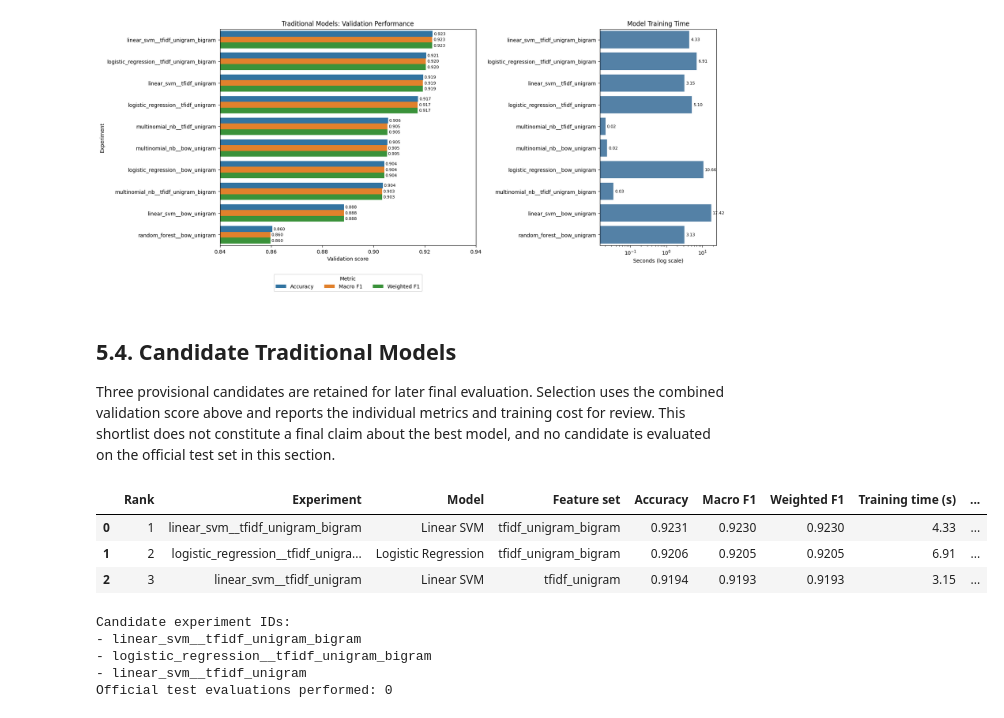
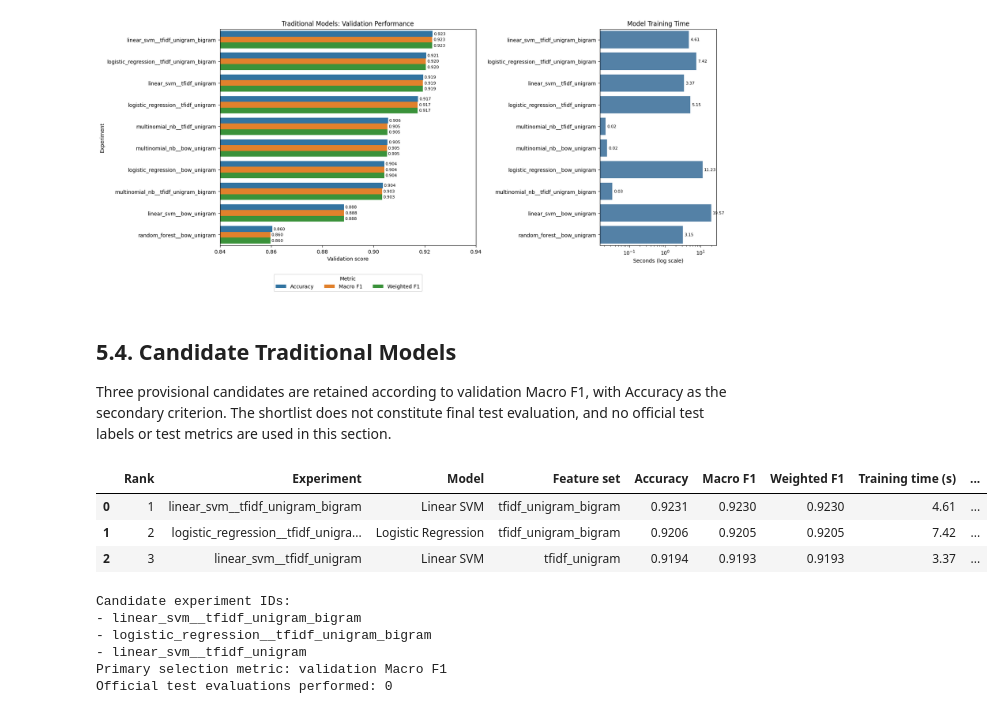
Before and after one commit to fufu3105/machine-learning-assignment, a Jupyter notebook: assignment.ipynb, the cells around one changed output. Saved outputs shown, nothing was run; the diff lists cells and outputs as text; code cells hidden in the pictures.

Commit message:
feat: track embedding metadata and model validation metrics

```diff
--- a/assignment.ipynb
+++ b/assignment.ipynb
@@ -756,6 +853,8 @@ CONFIG_A = {
     "clean_html": True,
     "remove_punctuation": True,
     "remove_stopwords": False,
+    "remove_standard_stopwords": False,
+    "remove_custom_stopwords": False,
     "custom_stopwords": tuple(sorted(CUSTOM_STOP_WORDS)),
     "lemmatize": False,
     "min_token_length": 2,
@@ -767,7 +866,27 @@ CONFIG_B = {
     "clean_html": True,
     "remove_punctuation": False,
     "remove_stopwords": False,
+    "remove_standard_stopwords": False,
+    "remove_custom_stopwords": False,
     "custom_stopwords": (),
     "lemmatize": False,
     "min_token_length": 1,
 }
+
+PREPROCESSING_ABLATION_CONFIGS = {
+    "P0": CONFIG_A.copy(),
+    "P1": {
+        **CONFIG_A,
+        "remove_custom_stopwords": True,
+    },
+    "P2": {
+        **CONFIG_A,
+        "remove_standard_stopwords": True,
+        "remove_custom_stopwords": True,
+    },
+}
+PREPROCESSING_ABLATION_DESCRIPTIONS = {
+    "P0": "Existing baseline: no stopword removal",
+    "P1": "Remove the six custom stopwords only",
+    "P2": "Remove standard English and custom stopwords",
+}
@@ -1260,12 +1455,8 @@ for experiment in experiment_rows:
     validation_predictions[experiment_id] = predictions
     validation_rows.append({**experiment, **metrics})
 
-traditional_results = pd.DataFrame(validation_rows)
-traditional_results["Selection score"] = traditional_results[
-    ["Accuracy", "Macro F1", "Weighted F1"]
-].mean(axis=1)
-traditional_results = traditional_results.sort_values(
-    ["Selection score", "Macro F1", "Accuracy"],
+traditional_results = pd.DataFrame(validation_rows).sort_values(
+    ["Macro F1", "Accuracy"],
     ascending=False,
 ).reset_index(drop=True)
 traditional_results.insert(0, "Rank", np.arange(1, len(traditional_results) + 1))
@@ -1370,46 +1561,48 @@ plt.show()
 # %% [markdown]
 ## 5.4. Candidate Traditional Models
 
-Three provisional candidates are retained for later final evaluation. Selection uses the combined validation score above and reports the individual metrics and training cost for review. This shortlist does not constitute a final claim about the best model, and no candidate is evaluated on the official test set in this section.
+Three provisional candidates are retained according to validation Macro F1, with Accuracy as the secondary criterion. The shortlist does not constitute final test evaluation, and no official test labels or test metrics are used in this section.
 # %%
 TRADITIONAL_CANDIDATE_COUNT = 3
 traditional_candidates = traditional_results.head(
     TRADITIONAL_CANDIDATE_COUNT
 )[
     [
         "Rank", "Experiment", "Model", "Feature set",
         "Accuracy", "Macro F1", "Weighted F1",
-        "Training time (s)", "Selection score",
+        "Training time (s)", "Validation prediction time (s)",
     ]
 ].copy()
 
 display(
     traditional_candidates.round({
         "Accuracy": 4,
         "Macro F1": 4,
         "Weighted F1": 4,
         "Training time (s)": 2,
-        "Selection score": 4,
+        "Validation prediction time (s)": 4,
     })
 )
 
 traditional_results.to_csv(
     RESULT_DIR / "traditional_ml_validation_results.csv", index=False
 )
 traditional_candidates.to_csv(
     RESULT_DIR / "traditional_ml_candidates.csv", index=False
 )
 print("Candidate experiment IDs:")
 for experiment_id in traditional_candidates["Experiment"]:
     print(f"- {experiment_id}")
+print("Primary selection metric: validation Macro F1")
 print("Official test evaluations performed: 0")
 # %% [output]
 |  | Rank | Experiment | Model | Feature set | Accuracy | Macro F1 | Weighted F1 | Training time (s) | ... |
-| 0 | 1 | linear_svm__tfidf_unigram_bigram | Linear SVM | tfidf_unigram_bigram | 0.9231 | 0.9230 | 0.9230 | 4.33 | ... |
-| 1 | 2 | logistic_regression__tfidf_unigra... | Logistic Regression | tfidf_unigram_bigram | 0.9206 | 0.9205 | 0.9205 | 6.91 | ... |
-| 2 | 3 | linear_svm__tfidf_unigram | Linear SVM | tfidf_unigram | 0.9194 | 0.9193 | 0.9193 | 3.15 | ... |
+| 0 | 1 | linear_svm__tfidf_unigram_bigram | Linear SVM | tfidf_unigram_bigram | 0.9231 | 0.9230 | 0.9230 | 4.61 | ... |
+| 1 | 2 | logistic_regression__tfidf_unigra... | Logistic Regression | tfidf_unigram_bigram | 0.9206 | 0.9205 | 0.9205 | 7.42 | ... |
+| 2 | 3 | linear_svm__tfidf_unigram | Linear SVM | tfidf_unigram | 0.9194 | 0.9193 | 0.9193 | 3.37 | ... |
 Candidate experiment IDs:
 - linear_svm__tfidf_unigram_bigram
 - logistic_regression__tfidf_unigram_bigram
 - linear_svm__tfidf_unigram
+Primary selection metric: validation Macro F1
 Official test evaluations performed: 0
```
Also changed, not shown: parts of 49 cells of this notebook, 14 other files.
